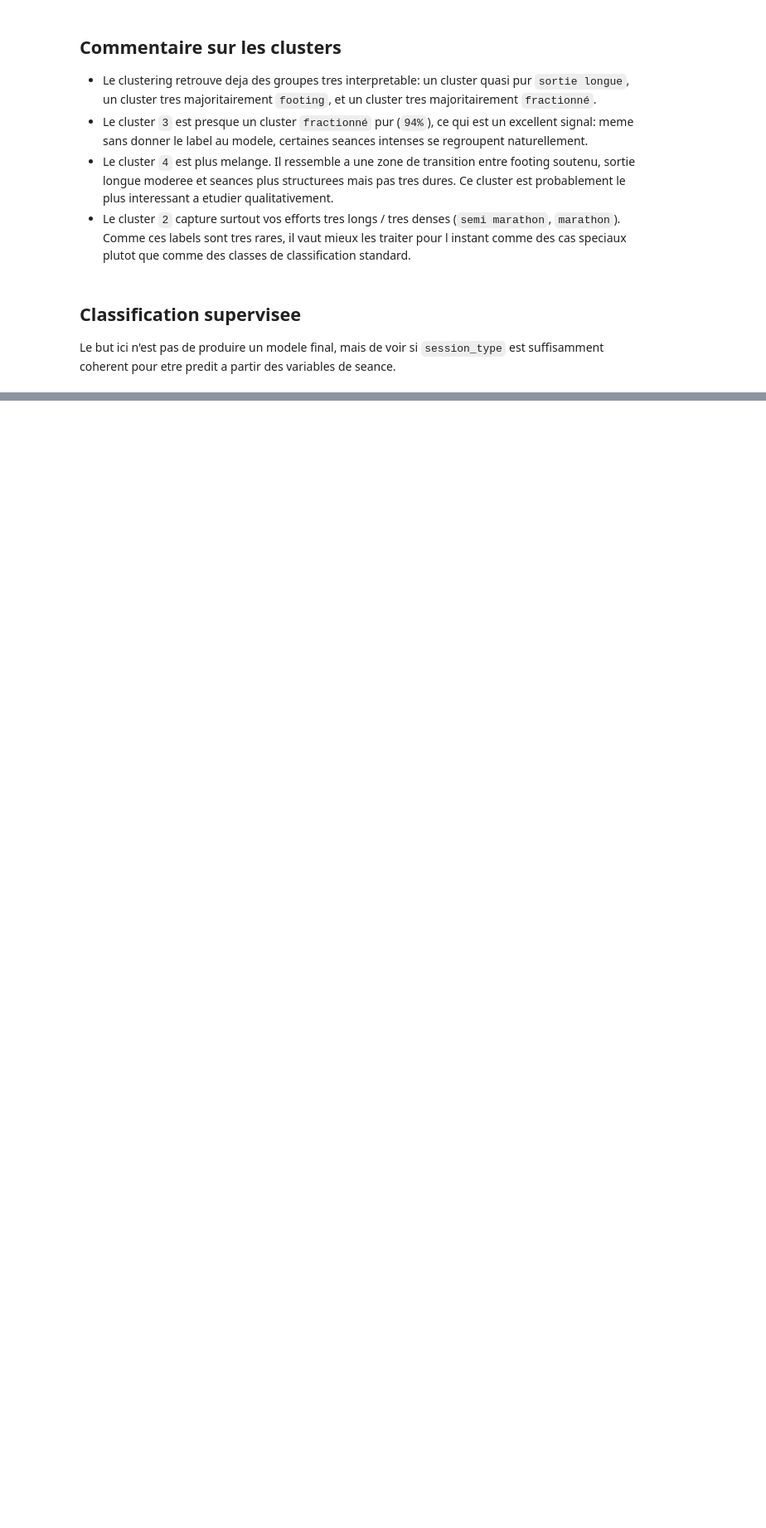
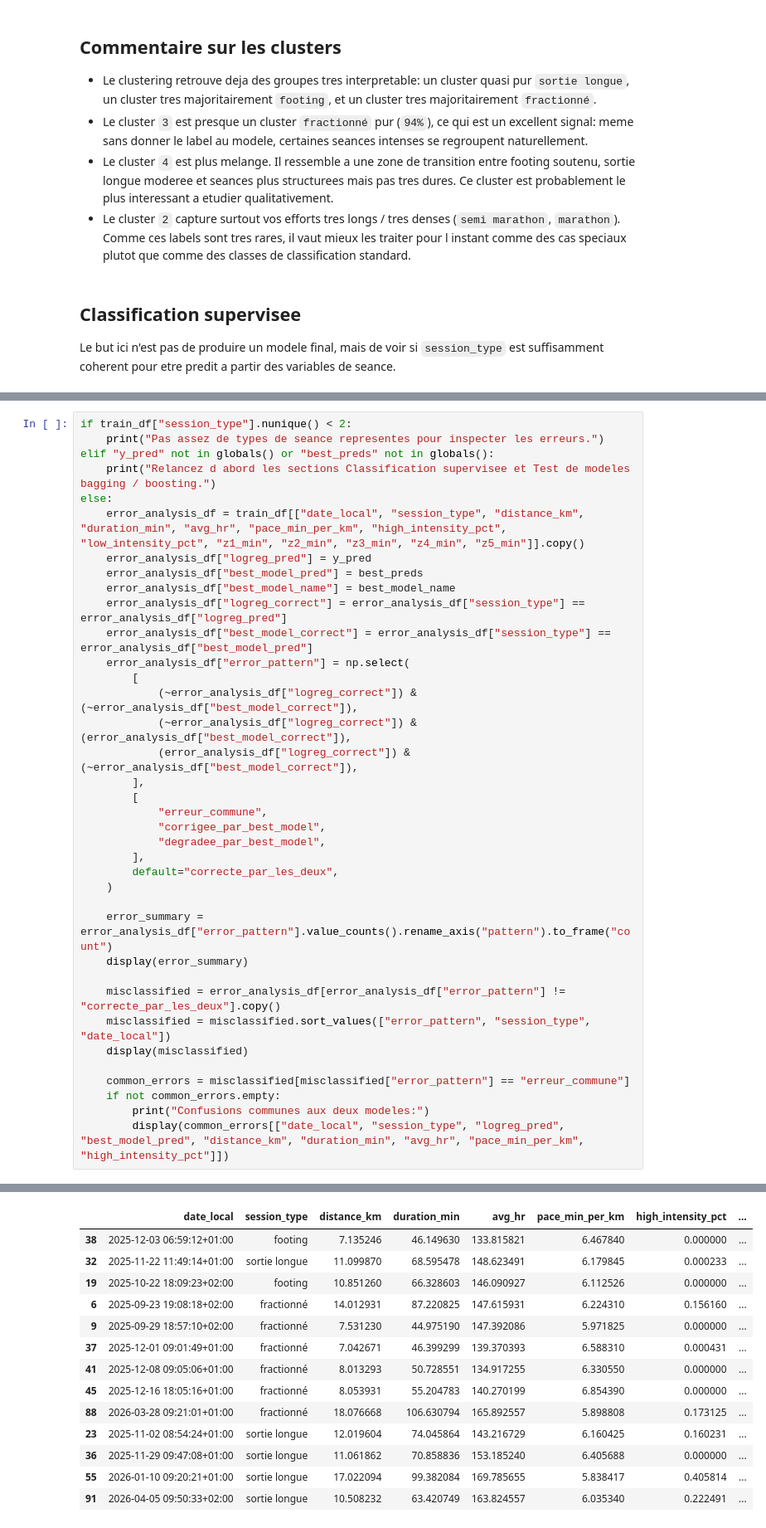
Before and after one commit to albanecoiffe/health-data-coach, a Jupyter notebook: HealthCoachBackend/exploration/session_embedding_exploration.ipynb, the cells around one changed output, grey strips where cells are left out. Shown at 83% size. Drawn from its saved outputs; the diff is of its cells as text; blank space fills up the shorter version.

```diff
--- a/HealthCoachBackend/exploration/session_embedding_exploration.ipynb
+++ b/HealthCoachBackend/exploration/session_embedding_exploration.ipynb
@@ -638,0 +528,38 @@ sortie longue      1.000     0.850     0.919        20
+# %%
+if train_df["session_type"].nunique() < 2:
+    print("Pas assez de types de seance representes pour inspecter les erreurs.")
+elif "y_pred" not in globals() or "best_preds" not in globals():
+    print("Relancez d abord les sections Classification supervisee et Test de modeles bagging / boosting.")
+else:
+    error_analysis_df = train_df[["date_local", "session_type", "distance_km", "duration_min", "avg_hr", "pace_min_per_km", "high_intensity_pct", "low_intensity_pct", "z1_min", "z2_min", "z3_min", "z4_min", "z5_min"]].copy()
+    error_analysis_df["logreg_pred"] = y_pred
+    error_analysis_df["best_model_pred"] = best_preds
+    error_analysis_df["best_model_name"] = best_model_name
+    error_analysis_df["logreg_correct"] = error_analysis_df["session_type"] == error_analysis_df["logreg_pred"]
+    error_analysis_df["best_model_correct"] = error_analysis_df["session_type"] == error_analysis_df["best_model_pred"]
+    error_analysis_df["error_pattern"] = np.select(
+        [
+            (~error_analysis_df["logreg_correct"]) & (~error_analysis_df["best_model_correct"]),
+            (~error_analysis_df["logreg_correct"]) & (error_analysis_df["best_model_correct"]),
+            (error_analysis_df["logreg_correct"]) & (~error_analysis_df["best_model_correct"]),
+        ],
+        [
+            "erreur_commune",
+            "corrigee_par_best_model",
+            "degradee_par_best_model",
+        ],
+        default="correcte_par_les_deux",
+    )
+
+    error_summary = error_analysis_df["error_pattern"].value_counts().rename_axis("pattern").to_frame("count")
+    display(error_summary)
+
+    misclassified = error_analysis_df[error_analysis_df["error_pattern"] != "correcte_par_les_deux"].copy()
+    misclassified = misclassified.sort_values(["error_pattern", "session_type", "date_local"])
+    display(misclassified)
+
+    common_errors = misclassified[misclassified["error_pattern"] == "erreur_commune"]
+    if not common_errors.empty:
+        print("Confusions communes aux deux modeles:")
+        display(common_errors[["date_local", "session_type", "logreg_pred", "best_model_pred", "distance_km", "duration_min", "avg_hr", "pace_min_per_km", "high_intensity_pct"]])
+# %% [output]
@@ -638,0 +571,14 @@ sortie longue      1.000     0.850     0.919        20
+|  | date_local | session_type | distance_km | duration_min | avg_hr | pace_min_per_km | high_intensity_pct | ... |
+| 38 | 2025-12-03 06:59:12+01:00 | footing | 7.135246 | 46.149630 | 133.815821 | 6.467840 | 0.000000 | ... |
+| 32 | 2025-11-22 11:49:14+01:00 | sortie longue | 11.099870 | 68.595478 | 148.623491 | 6.179845 | 0.000233 | ... |
+| 19 | 2025-10-22 18:09:23+02:00 | footing | 10.851260 | 66.328603 | 146.090927 | 6.112526 | 0.000000 | ... |
+| 6 | 2025-09-23 19:08:18+02:00 | fractionné | 14.012931 | 87.220825 | 147.615931 | 6.224310 | 0.156160 | ... |
+| 9 | 2025-09-29 18:57:10+02:00 | fractionné | 7.531230 | 44.975190 | 147.392086 | 5.971825 | 0.000000 | ... |
+| 37 | 2025-12-01 09:01:49+01:00 | fractionné | 7.042671 | 46.399299 | 139.370393 | 6.588310 | 0.000431 | ... |
+| 41 | 2025-12-08 09:05:06+01:00 | fractionné | 8.013293 | 50.728551 | 134.917255 | 6.330550 | 0.000000 | ... |
+| 45 | 2025-12-16 18:05:16+01:00 | fractionné | 8.053931 | 55.204783 | 140.270199 | 6.854390 | 0.000000 | ... |
+| 88 | 2026-03-28 09:21:01+01:00 | fractionné | 18.076668 | 106.630794 | 165.892557 | 5.898808 | 0.173125 | ... |
+| 23 | 2025-11-02 08:54:24+01:00 | sortie longue | 12.019604 | 74.045864 | 143.216729 | 6.160425 | 0.160231 | ... |
+| 36 | 2025-11-29 09:47:08+01:00 | sortie longue | 11.061862 | 70.858836 | 153.185240 | 6.405688 | 0.000000 | ... |
+| 55 | 2026-01-10 09:20:21+01:00 | sortie longue | 17.022094 | 99.382084 | 169.785655 | 5.838417 | 0.405814 | ... |
+| 91 | 2026-04-05 09:50:33+02:00 | sortie longue | 10.508232 | 63.420749 | 163.824557 | 6.035340 | 0.222491 | ... |
```
Also changed, not shown: parts of 21 cells of this notebook.
